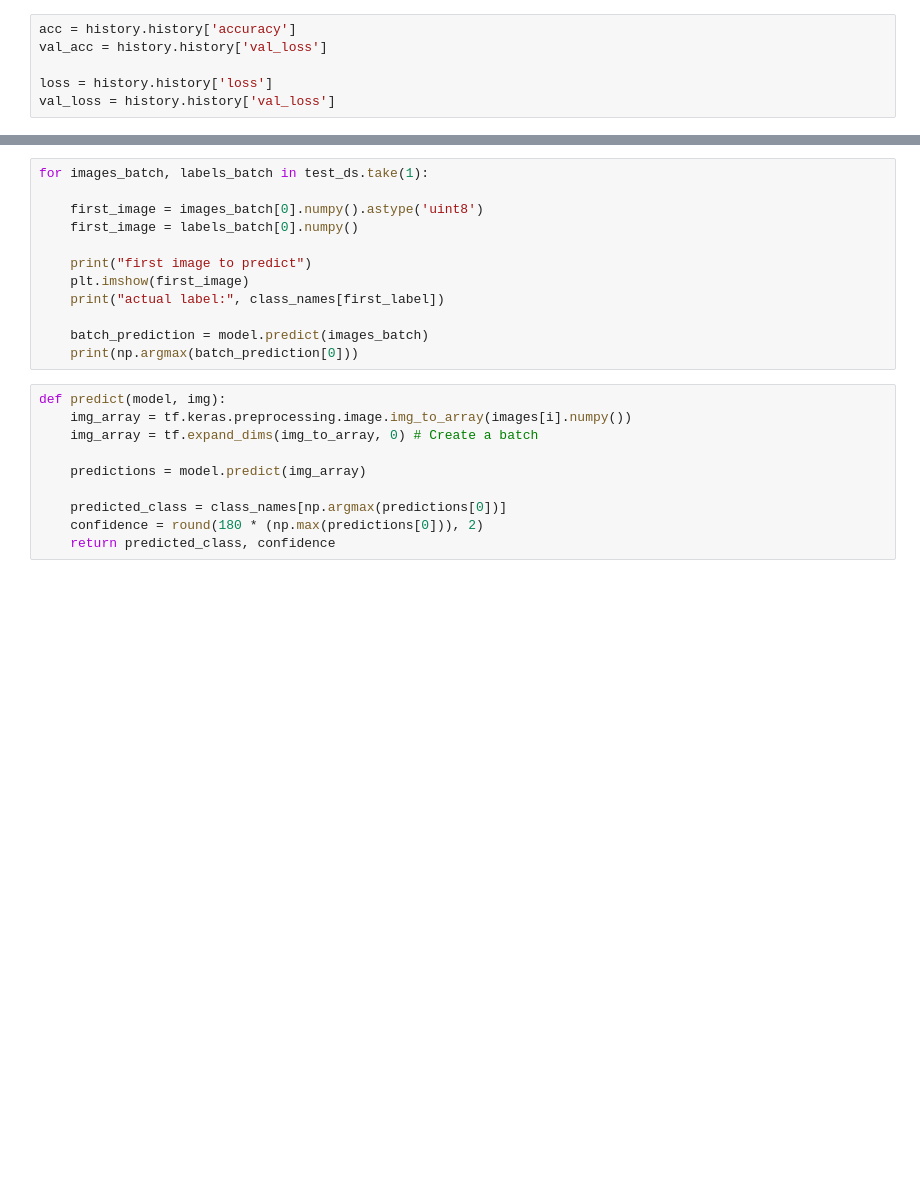
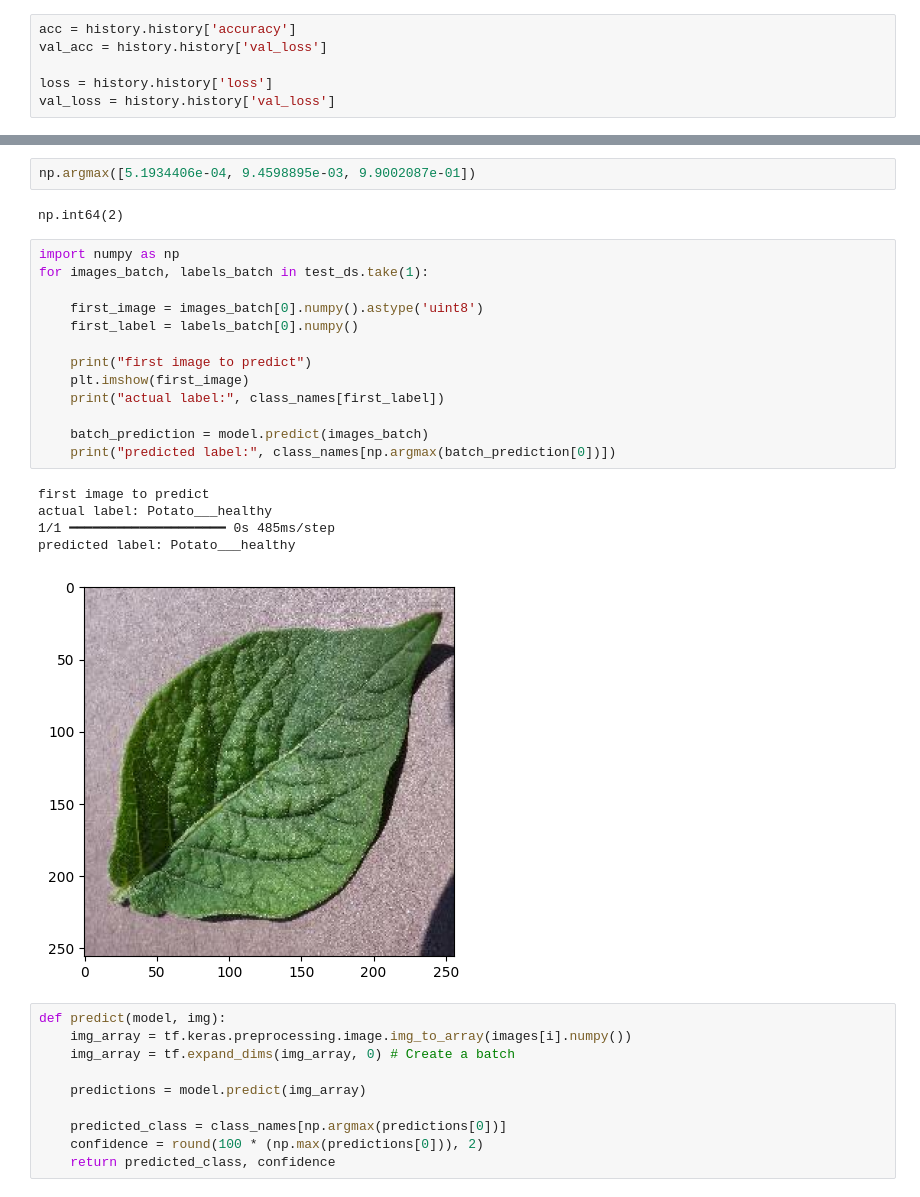
Before and after one commit to NesApps/potato_disease_detection, a Jupyter notebook: Training/Training.ipynb, the cells around one changed output, grey strips where cells are left out. Saved outputs shown, nothing was run; the diff lists cells and outputs as text; blank space fills up the shorter version.

```diff
--- a/Training/Training.ipynb
+++ b/Training/Training.ipynb
@@ -166,24 +246,35 @@ plt.show()
+# %%
+np.argmax([5.1934406e-04, 9.4598895e-03, 9.9002087e-01])
+# %% [output]
+np.int64(2)
 # %%
+import numpy as np
 for images_batch, labels_batch in test_ds.take(1):
 
     first_image = images_batch[0].numpy().astype('uint8')
-    first_image = labels_batch[0].numpy()
+    first_label = labels_batch[0].numpy()
 
     print("first image to predict")
     plt.imshow(first_image)
     print("actual label:", class_names[first_label])
 
     batch_prediction = model.predict(images_batch)
-    print(np.argmax(batch_prediction[0]))
+    print("predicted label:", class_names[np.argmax(batch_prediction[0])])
+# %% [output]
+first image to predict
+actual label: Potato___healthy
+1/1 ━━━━━━━━━━━━━━━━━━━━ 0s 485ms/step
+predicted label: Potato___healthy
+[figure, added]
 # %%
 def predict(model, img):
     img_array = tf.keras.preprocessing.image.img_to_array(images[i].numpy())
-    img_array = tf.expand_dims(img_to_array, 0) # Create a batch
+    img_array = tf.expand_dims(img_array, 0) # Create a batch
 
     predictions = model.predict(img_array)
 
     predicted_class = class_names[np.argmax(predictions[0])]
-    confidence = round(180 * (np.max(predictions[0])), 2)
+    confidence = round(100 * (np.max(predictions[0])), 2)
     return predicted_class, confidence
 # %%
 plt.figure(figsize=(15, 15))
```
Also changed, not shown: parts of 25 cells of this notebook, 6 other files.
